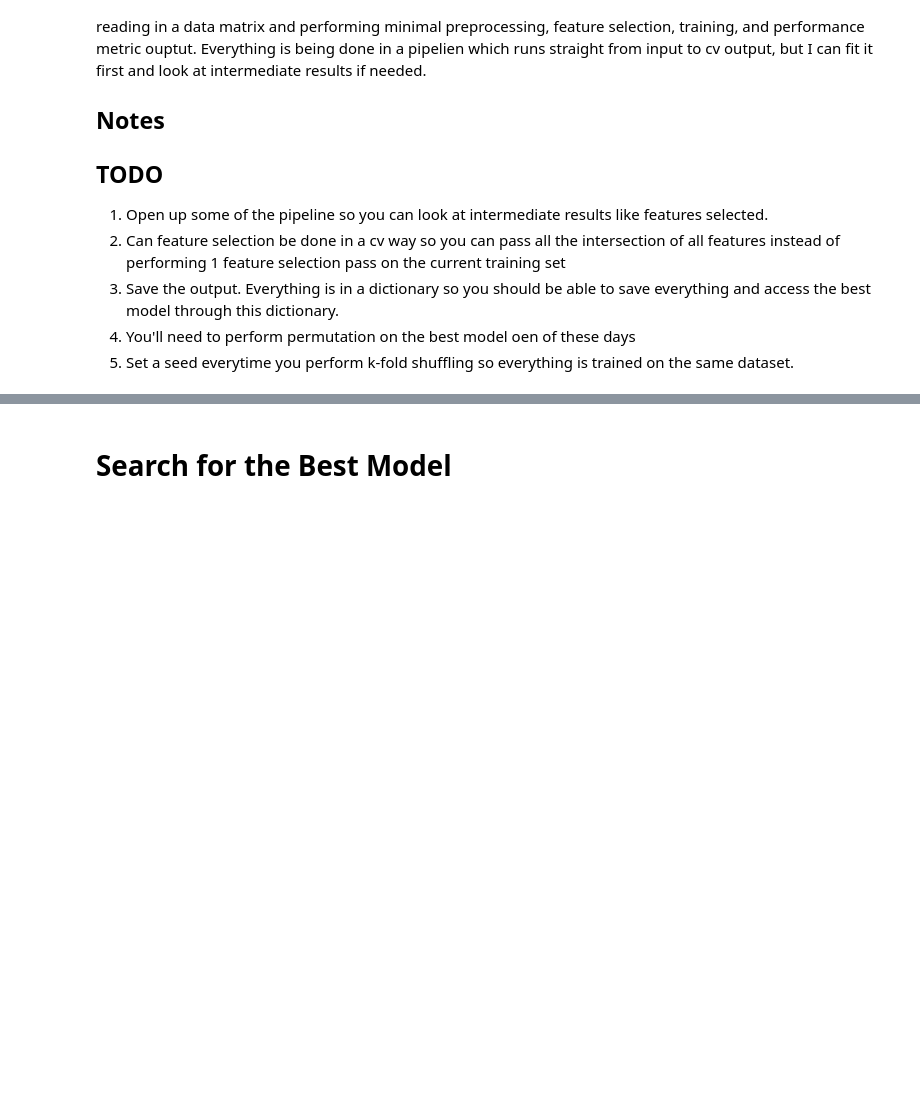
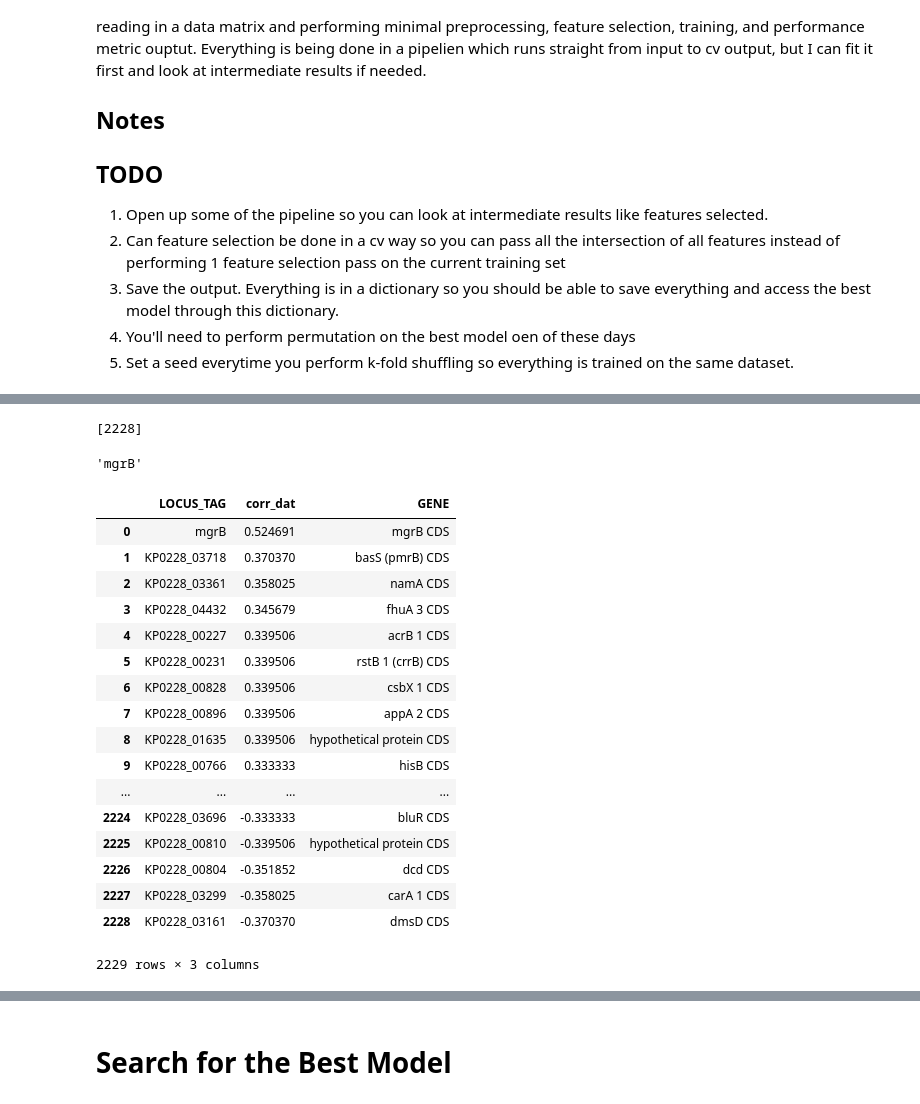
Before and after one commit to crowegian/AMR_ML, a Jupyter notebook: ML_notebook.ipynb, the cells around one changed output, grey strips where cells are left out. Cells and saved outputs as stored; diff of their text form; code cells hidden in the pictures; blank space fills up the shorter version.

Commit message:
code for using different levels of gwas correlation data in feature selection

```diff
--- a/ML_notebook.ipynb
+++ b/ML_notebook.ipynb
@@ -52,3 +49,5 @@ class gwasFeatureExtractor(object):
         cols = x[:,0:10]
     def fit(self, x, y = None):
         return(self)
+# %%
+gwasDF = pd.read_csv("data/MLData/pbr_ml_project _datasets_20180423/dataset_2_gwas.csv")
@@ -54,0 +60,29 @@ class gwasFeatureExtractor(object):
+# %%
+[idx for idx, locusTag in enumerate(xLocusTags) if locusTag in candidateLoci]
+# %% [output]
+[2228]
+# %%
+xLocusTags[2228]
+# %% [output]
+'mgrB'
+# %%
+gwasDF
+# %% [output]
+|  | LOCUS_TAG | corr_dat | GENE |
+| 0 | mgrB | 0.524691 | mgrB CDS |
+| 1 | KP0228_03718 | 0.370370 | basS (pmrB) CDS |
+| 2 | KP0228_03361 | 0.358025 | namA CDS |
+| 3 | KP0228_04432 | 0.345679 | fhuA 3 CDS |
+| 4 | KP0228_00227 | 0.339506 | acrB 1 CDS |
+| 5 | KP0228_00231 | 0.339506 | rstB 1 (crrB) CDS |
+| 6 | KP0228_00828 | 0.339506 | csbX 1 CDS |
+| 7 | KP0228_00896 | 0.339506 | appA 2 CDS |
+| 8 | KP0228_01635 | 0.339506 | hypothetical protein CDS |
+| 9 | KP0228_00766 | 0.333333 | hisB CDS |
+| ... | ... | ... | ... |
+| 2224 | KP0228_03696 | -0.333333 | bluR CDS |
+| 2225 | KP0228_00810 | -0.339506 | hypothetical protein CDS |
+| 2226 | KP0228_00804 | -0.351852 | dcd CDS |
+| 2227 | KP0228_03299 | -0.358025 | carA 1 CDS |
+| 2228 | KP0228_03161 | -0.370370 | dmsD CDS |
+2229 rows × 3 columns
```
Also changed, not shown: parts of 6 cells of this notebook, 1 other file.
